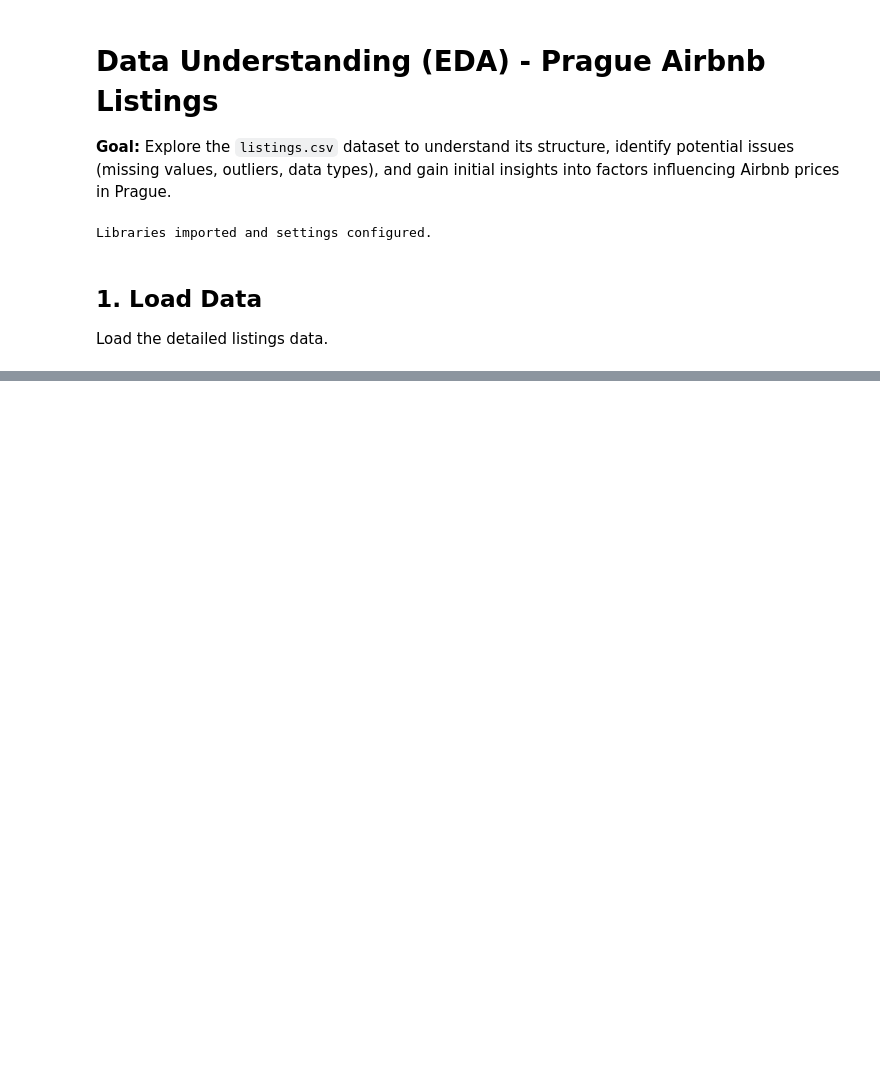
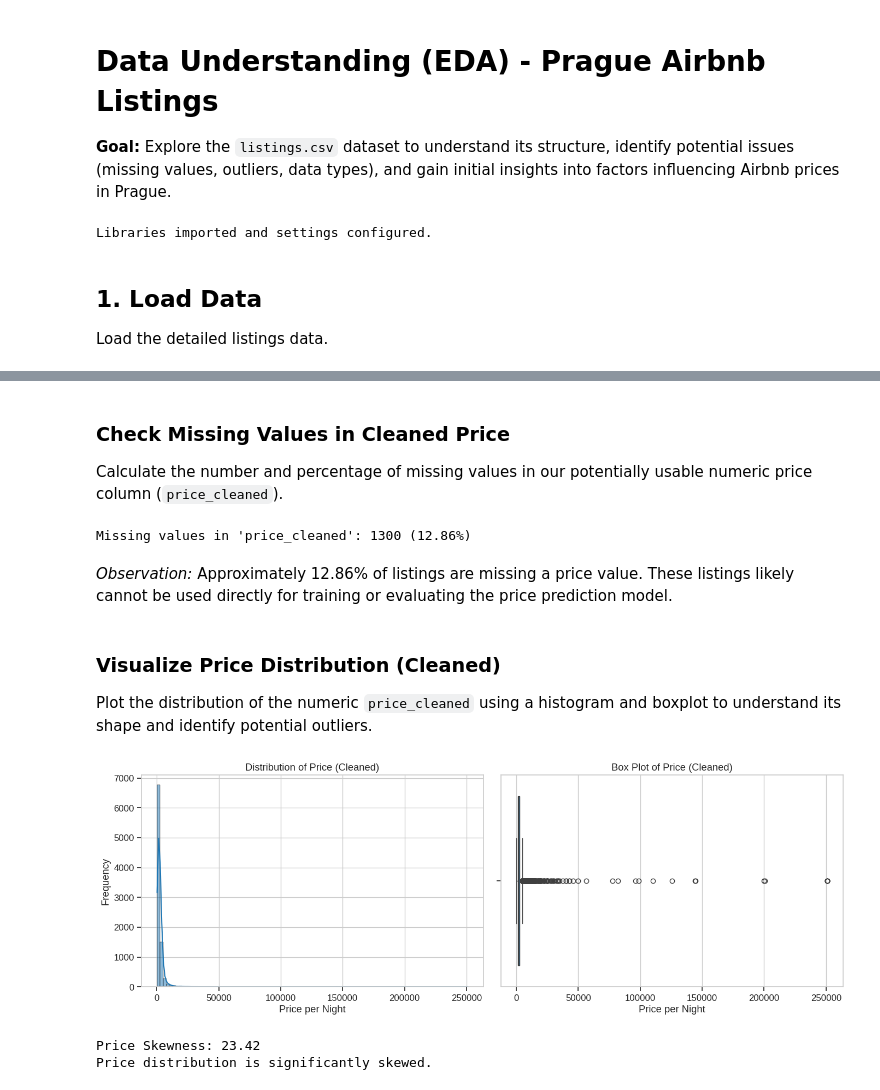
Before and after one commit to DataXteam/Airbnb_data_analysis, a Jupyter notebook: notebooks/01-Data_Understanding.ipynb, the cells around one changed output, grey strips where cells are left out. Drawn from its saved outputs; the diff is of its cells as text; code cells hidden in the pictures; blank space fills up the shorter version.

Commit message:
understanding in process

```diff
--- a/notebooks/01-Data_Understanding.ipynb
+++ b/notebooks/01-Data_Understanding.ipynb
@@ -151,0 +278,54 @@ Missing values in 'price_cleaned': 1300 (12.86%)
+# %% [markdown]
+### Check Missing Values in Cleaned Price
+Calculate the number and percentage of missing values in our potentially usable numeric price column (`price_cleaned`).
+# %%
+# Check for missing values in the cleaned price
+if 'df_listings' in locals() and 'price_cleaned' in df_listings.columns:
+    missing_prices = df_listings['price_cleaned'].isnull().sum()
+    total_listings = len(df_listings)
+    missing_percentage = (missing_prices / total_listings) * 100
+    print(f"Missing values in 'price_cleaned': {missing_prices} ({missing_percentage:.2f}%)")
+else:
+    print("Error: df_listings or 'price_cleaned' column not found.")
+# %% [output]
+Missing values in 'price_cleaned': 1300 (12.86%)
+# %% [markdown]
+*Observation:* Approximately 12.86% of listings are missing a price value. These listings likely cannot be used directly for training or evaluating the price prediction model.
+# %% [markdown]
+### Visualize Price Distribution (Cleaned)
+Plot the distribution of the numeric `price_cleaned` using a histogram and boxplot to understand its shape and identify potential outliers.
+# %%
+# Analyze the distribution of the cleaned price
+if 'df_listings' in locals() and 'price_cleaned' in df_listings.columns:
+    # Drop NA values for plotting distribution
+    prices_to_plot = df_listings['price_cleaned'].dropna()
+
+    if not prices_to_plot.empty:
+        plt.figure(figsize=(14, 5))
+
+        plt.subplot(1, 2, 1)
+        # Convert Int64 to float for plotting to ensure compatibility with seaborn kde
+        sns.histplot(prices_to_plot.astype(float), kde=True, bins=100)
+        plt.title('Distribution of Price (Cleaned)')
+        plt.xlabel('Price per Night')
+        plt.ylabel('Frequency')
+
+        plt.subplot(1, 2, 2)
+        sns.boxplot(x=prices_to_plot.astype(float))
+        plt.title('Box Plot of Price (Cleaned)')
+        plt.xlabel('Price per Night')
+
+        plt.tight_layout()
+        plt.show()
+
+        # Check skewness
+        skewness = prices_to_plot.skew()
+        print(f"\nPrice Skewness: {skewness:.2f}")
+        if skewness > 1 or skewness < -1:
+            print("Price distribution is significantly skewed.")
+    else:
+        print("No valid price data to plot.")
+# %% [output]
+[figure, added]
+Price Skewness: 23.42
+Price distribution is significantly skewed.
```
Also changed, not shown: parts of 40 cells of this notebook.
